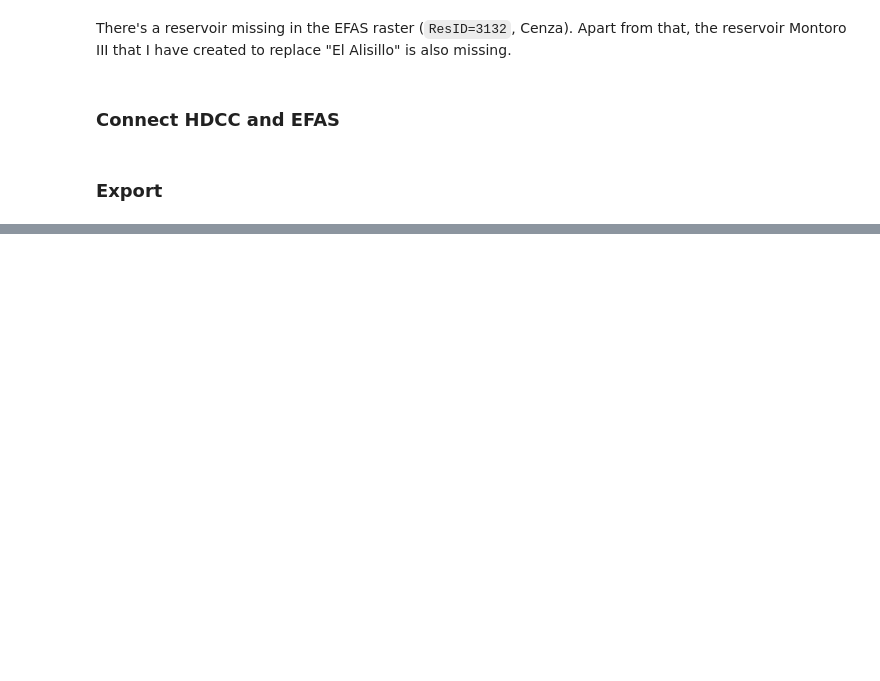
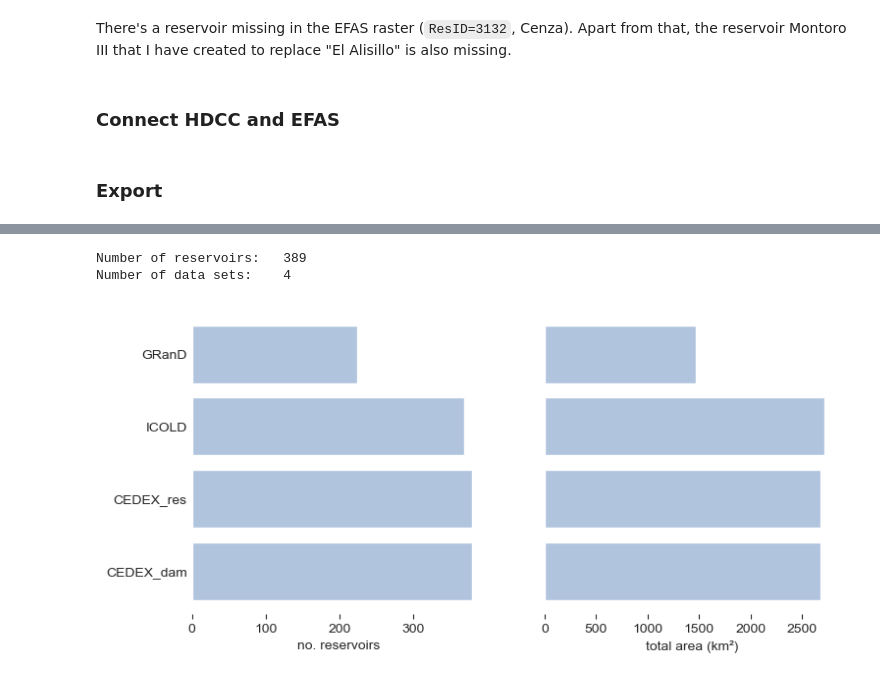
Before and after one commit to casadoj/lisflood-water_bodies, a Jupyter notebook: notebook/ResOpsES_attributes.ipynb, the cells around one changed output, grey strips where cells are left out. Saved outputs shown, nothing was run; the diff lists cells and outputs as text; code cells hidden in the pictures; blank space fills up the shorter version.

```diff
--- a/notebook/ResOpsES_attributes.ipynb
+++ b/notebook/ResOpsES_attributes.ipynb
@@ -756,0 +946,33 @@ efas.loc[~efas.index.isnull(), cols_efas].to_csv(path_out / 'attributes_EFAS.csv
+# %%
+# combine all volume data in a single table
+area = pd.concat((cedex_dam[['A_MNL']],
+                  cedex_res['AREA'],
+                  icold.loc[~icold.index.isnull(), 'Res_Area'],
+                  # efas.loc[~efas.index.isnull(), 'Vtotal'],
+                  grand.loc[~grand.index.isnull(), 'AREA_SKM'],
+                 ), axis=1)
+area.columns = ['CEDEX_dam', 'CEDEX_res', 'ICOLD', 'GRanD']
+
+print('Number of reservoirs:\t{0}\nNumber of data sets:\t{1}'.format(*area.shape))
+
+# summarize
+area_summary = pd.concat(((~area.isnull()).sum(), area.sum()), axis=1)
+area_summary.columns = ['no_reservoirs', 'total_area']
+area_summary.sort_values('no_reservoirs', ascending=False, inplace=True)
+
+# plot summary
+fig, axes = plt.subplots(ncols=2, figsize=(8.5, 4), sharey=True)
+for ax, col in zip(axes, area_summary):
+    ax.barh(area_summary.index, area_summary[col], color='lightsteelblue')
+    ax.spines[['top', 'left', 'right', 'bottom']].set_visible(False)
+    ax.tick_params(axis='y', length=0)
+    if ax == axes[0]:
+        ax.set(xlabel='no. reservoirs')
+    elif ax == axes[1]:
+        ax.set(xlabel='total area (km²)')
+
+plt.savefig(path_out / 'reservoir_area_barplot.jpg', dpi=300, bbox_inches='tight');
+# %% [output]
+Number of reservoirs:   389
+Number of data sets:    4
+[figure, added]
```
Also changed, not shown: parts of 84 cells of this notebook.
